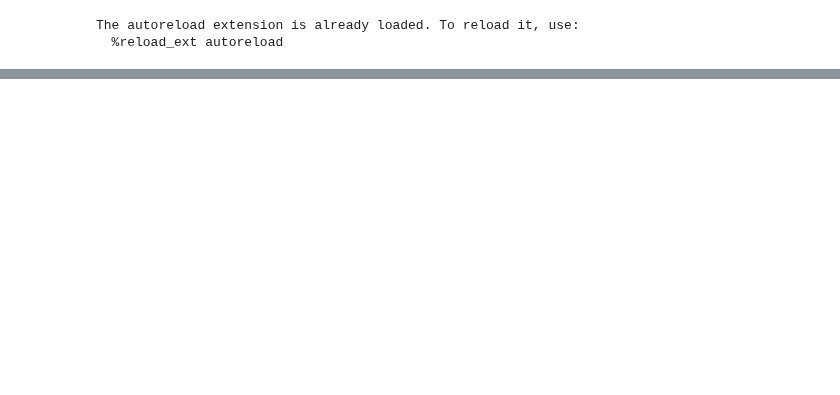
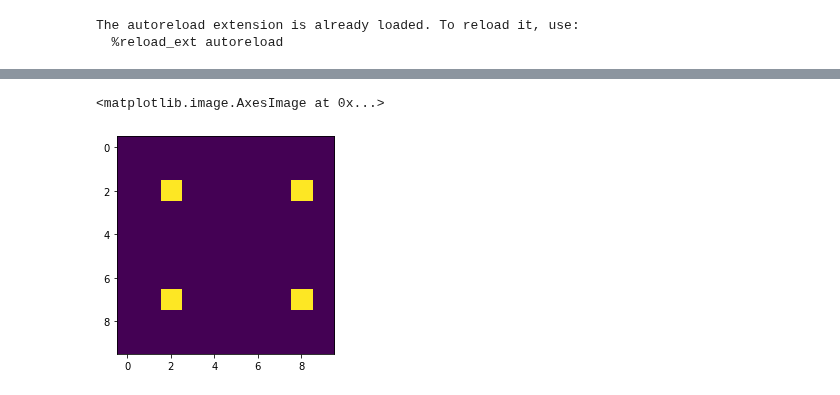
Before and after one commit to aprilsin/cs194-proj5, a Jupyter notebook: test.ipynb, the cells around one changed output, grey strips where cells are left out. Cells and saved outputs as stored; diff of their text form; code cells hidden in the pictures; blank space fills up the shorter version.

```diff
--- a/test.ipynb
+++ b/test.ipynb
@@ -48,0 +52,4 @@ utils.plot_pts(im1, c1)
+# %%
+from skimage.feature import corner_harris, corner_peaks
+square = np.zeros([10, 10])
+square[2:8, 2:9] = 1
@@ -48,0 +70,4 @@ utils.plot_pts(im1, c1)
+# %%
+# square.astype(int)
+corners = corner_peaks(corner_harris(square), min_distance=1)
+corners
@@ -48,0 +90,3 @@ utils.plot_pts(im1, c1)
+# %%
+im = np.zeros_like(square)
+im[corners[:, 0], corners[:, 1]] = 1
@@ -48,0 +106,5 @@ utils.plot_pts(im1, c1)
+# %%
+plt.imshow(im)
+# %% [output]
+<matplotlib.image.AxesImage at 0x...>
+[figure, added]
```
Also changed, not shown: parts of 15 cells of this notebook, 4 other files.
